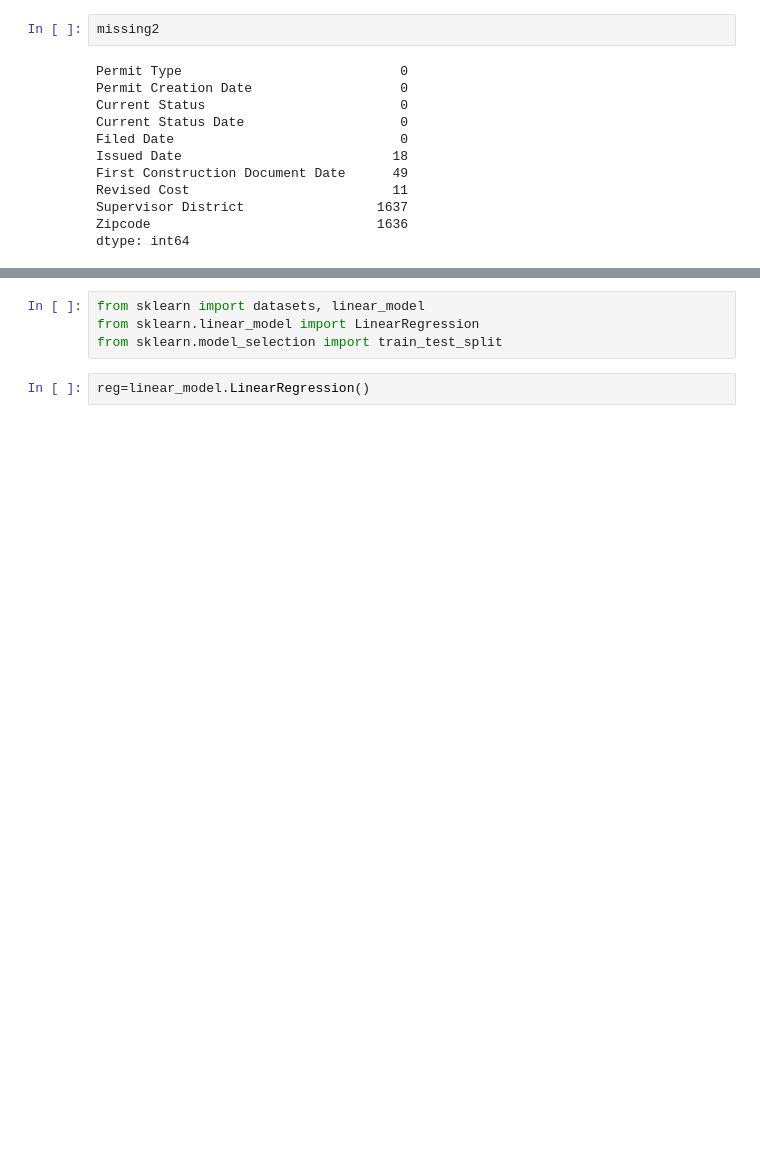
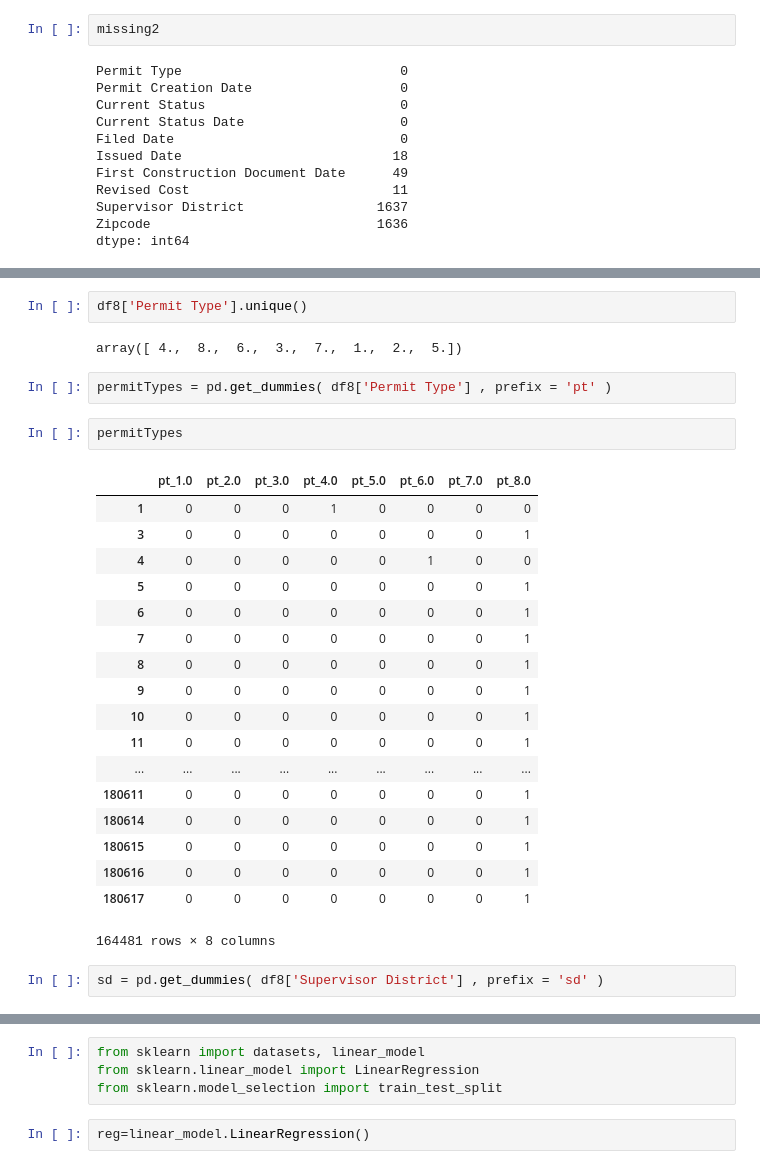
Before and after one commit to neilthaker07/sf-building-permits, a Jupyter notebook: solution2.ipynb, the cells around one changed output, grey strips where cells are left out. Drawn from its saved outputs; the diff is of its cells as text; blank space fills up the shorter version.

```diff
--- a/solution2.ipynb
+++ b/solution2.ipynb
@@ -128,0 +363,29 @@ dtype: int64
+# %%
+df8['Permit Type'].unique()
+# %% [output]
+array([ 4.,  8.,  6.,  3.,  7.,  1.,  2.,  5.])
+# %%
+permitTypes = pd.get_dummies( df8['Permit Type'] , prefix = 'pt' )
+# %%
+permitTypes
+# %% [output]
+|  | pt_1.0 | pt_2.0 | pt_3.0 | pt_4.0 | pt_5.0 | pt_6.0 | pt_7.0 | pt_8.0 |
+| 1 | 0 | 0 | 0 | 1 | 0 | 0 | 0 | 0 |
+| 3 | 0 | 0 | 0 | 0 | 0 | 0 | 0 | 1 |
+| 4 | 0 | 0 | 0 | 0 | 0 | 1 | 0 | 0 |
+| 5 | 0 | 0 | 0 | 0 | 0 | 0 | 0 | 1 |
+| 6 | 0 | 0 | 0 | 0 | 0 | 0 | 0 | 1 |
+| 7 | 0 | 0 | 0 | 0 | 0 | 0 | 0 | 1 |
+| 8 | 0 | 0 | 0 | 0 | 0 | 0 | 0 | 1 |
+| 9 | 0 | 0 | 0 | 0 | 0 | 0 | 0 | 1 |
+| 10 | 0 | 0 | 0 | 0 | 0 | 0 | 0 | 1 |
+| 11 | 0 | 0 | 0 | 0 | 0 | 0 | 0 | 1 |
+| ... | ... | ... | ... | ... | ... | ... | ... | ... |
+| 180611 | 0 | 0 | 0 | 0 | 0 | 0 | 0 | 1 |
+| 180614 | 0 | 0 | 0 | 0 | 0 | 0 | 0 | 1 |
+| 180615 | 0 | 0 | 0 | 0 | 0 | 0 | 0 | 1 |
+| 180616 | 0 | 0 | 0 | 0 | 0 | 0 | 0 | 1 |
+| 180617 | 0 | 0 | 0 | 0 | 0 | 0 | 0 | 1 |
+164481 rows × 8 columns
+# %%
+sd = pd.get_dummies( df8['Supervisor District'] , prefix = 'sd' )
```
Also changed, not shown: parts of 91 cells of this notebook.
